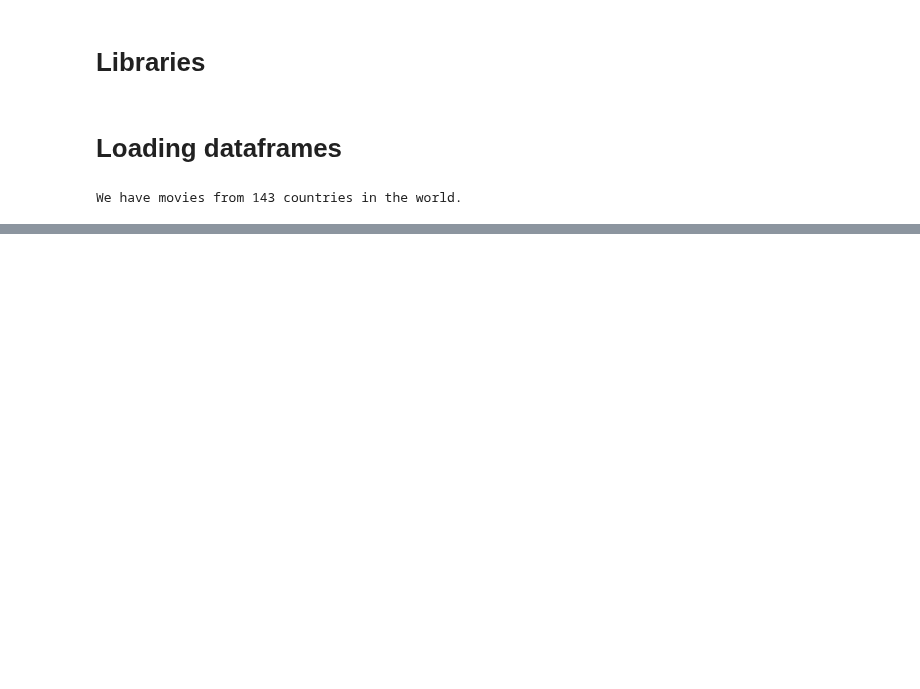
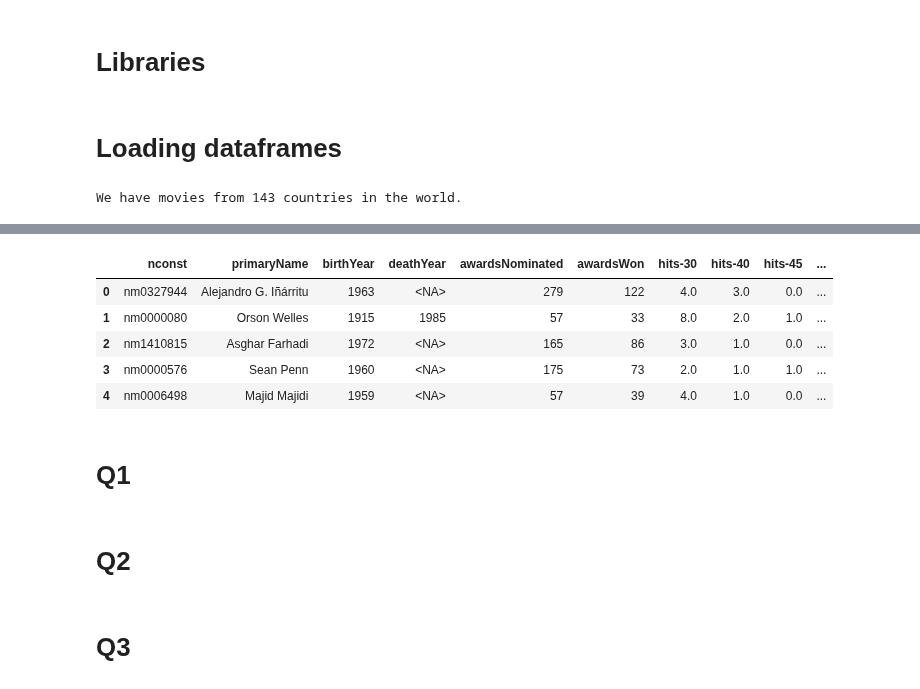
Before and after one commit to epfl-ada/ada-2023-project-crunchychicken, a Jupyter notebook: P3.ipynb, the cells around one changed output, grey strips where cells are left out. Cells and saved outputs as stored; diff of their text form; code cells hidden in the pictures; blank space fills up the shorter version.

```diff
--- a/P3.ipynb
+++ b/P3.ipynb
@@ -25,0 +82,2 @@ We have movies from 143 countries in the world.
+# %%
+directors.reset_index(inplace=True)
@@ -25,0 +134,13 @@ We have movies from 143 countries in the world.
+# %%
+# minimal version
+def list_top_directors(country: str, top=5, score='avg-3'):
+
+    directors_in_country = directors_with_country[directors_with_country['countries'].str.contains(country, na=False)]
+
+    grouped_directors = directors_in_country.groupby('nconst').agg({score: 'mean'})
+
+    top_directors = grouped_directors.sort_values(by=score, ascending=False).head(top)
+
+    return top_directors#.index.tolist()
+
+list_top_directors('Iran', top=5)
@@ -25,0 +167,49 @@ We have movies from 143 countries in the world.
+# %%
+# as in scores-sepehr
+def list_top_directors(country: str, top=5, score='avg-3'):
+    directors_in_country = directors_with_country[directors_with_country['countries'].str.contains(country, na=False)]
+    grouped_directors = directors_in_country.groupby('nconst').agg({
+        'hits-30': 'mean',
+        'hits-40': 'mean',
+        'hits-45': 'mean',
+        'hits-50': 'mean',
+        'rate-7.0': 'mean',
+        'rate-7.5': 'mean',
+        'rate-8.0': 'mean',
+        'rate-8.5': 'mean',
+        'avg-3': 'mean',
+        'avg-5': 'mean',
+        'avg-10': 'mean'
+    })
+    top_directors = grouped_directors.sort_values(by=score, ascending=False).head(top)
+
+    top_directors_detailed = pd.merge(
+        top_directors,
+        directors[['nconst', 'primaryName', 'birthYear', 'deathYear', 'awardsNominated', 'awardsWon']],
+        on='nconst',
+        how='left'
+    )
+    columns_order = [
+        'nconst', 'primaryName', 'birthYear', 'deathYear', 'awardsNominated', 'awardsWon',
+        'hits-30', 'hits-40', 'hits-45', 'hits-50',
+        'rate-7.0', 'rate-7.5', 'rate-8.0', 'rate-8.5',
+        'avg-3', 'avg-5', 'avg-10'
+    ]
+    top_directors_detailed = top_directors_detailed[columns_order]
+
+    return top_directors_detailed
+
+list_top_directors('Iran', top=5)
+# %% [output]
+|  | nconst | primaryName | birthYear | deathYear | awardsNominated | awardsWon | hits-30 | hits-40 | hits-45 | ... |
+| 0 | nm0327944 | Alejandro G. Iñárritu | 1963 | <NA> | 279 | 122 | 4.0 | 3.0 | 0.0 | ... |
+| 1 | nm0000080 | Orson Welles | 1915 | 1985 | 57 | 33 | 8.0 | 2.0 | 1.0 | ... |
+| 2 | nm1410815 | Asghar Farhadi | 1972 | <NA> | 165 | 86 | 3.0 | 1.0 | 0.0 | ... |
+| 3 | nm0000576 | Sean Penn | 1960 | <NA> | 175 | 73 | 2.0 | 1.0 | 1.0 | ... |
+| 4 | nm0006498 | Majid Majidi | 1959 | <NA> | 57 | 39 | 4.0 | 1.0 | 0.0 | ... |
+# %% [markdown]
+# Q1
+# %% [markdown]
+# Q2
+# %% [markdown]
+# Q3
```
Also changed, not shown: parts of 13 cells of this notebook, 2 other files.
